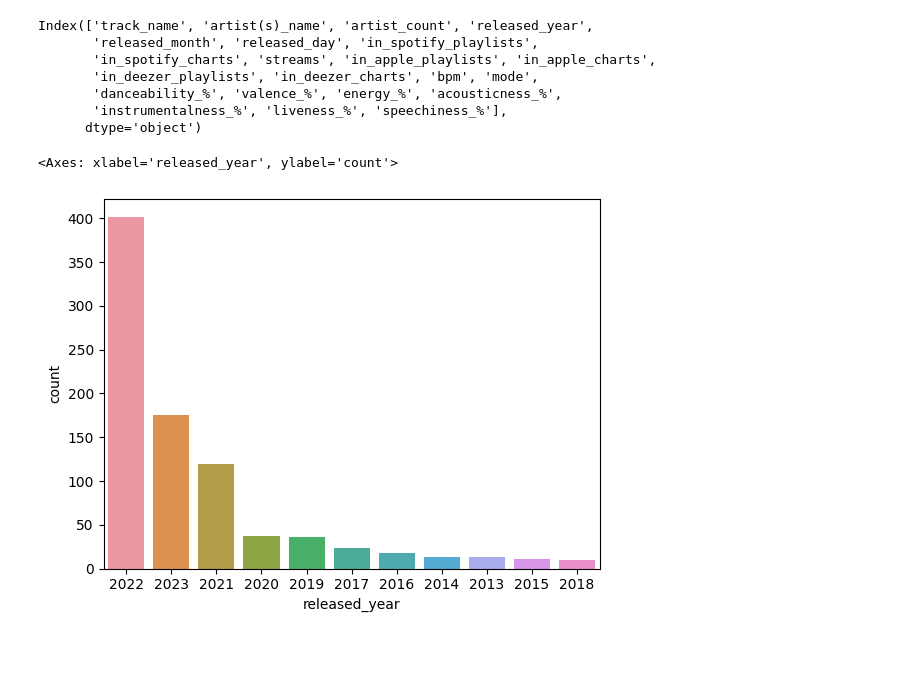
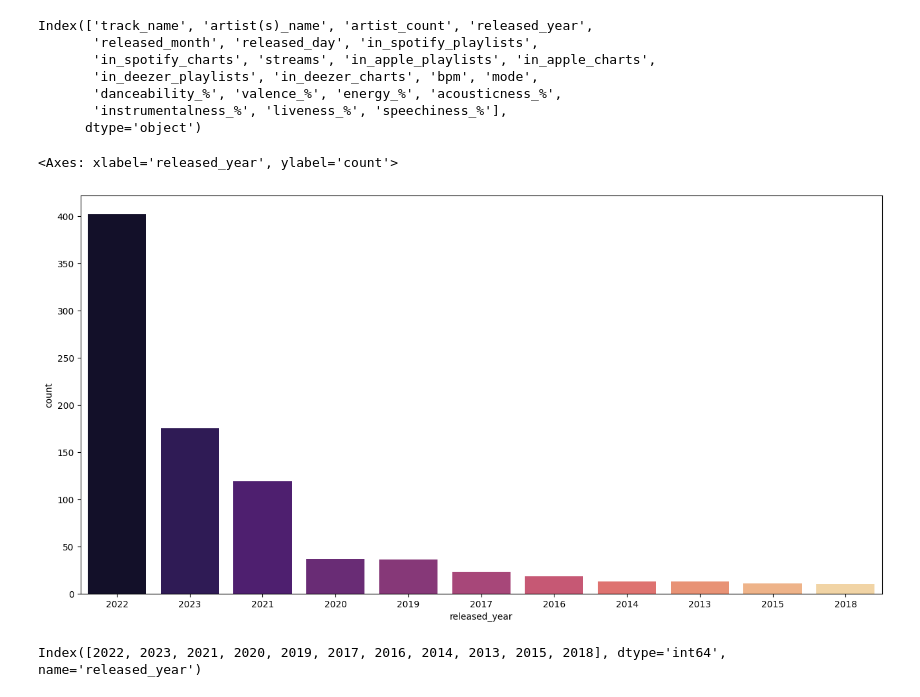
Before and after one commit to akshay-aneesh/akshay-aneesh, a Jupyter notebook: spotify-albums-eda.ipynb, the cells around one changed output. Saved outputs shown, nothing was run; the diff lists cells and outputs as text; code cells hidden in the pictures; blank space fills up the shorter version.

```diff
--- a/spotify-albums-eda.ipynb
+++ b/spotify-albums-eda.ipynb
@@ -140,7 +140,12 @@ Index(['track_name', 'artist(s)_name', 'artist_count', 'released_year',
        'instrumentalness_%', 'liveness_%', 'speechiness_%'],
       dtype='object')
 # %%
-sns.countplot(x="released_year",data=cleaned_df, order=cleaned_df["released_year"].value_counts().index[0:11])
+plt.figure(figsize=(16,8))
+sns.countplot(x="released_year",data=cleaned_df, order=cleaned_df["released_year"].value_counts().index[0:11],palette="magma")
 # %% [output]
 <Axes: xlabel='released_year', ylabel='count'>
-[figure, old version]
+[figure, new version]
+# %%
+cleaned_df["released_year"].value_counts().index[0:11]
+# %% [output]
+Index([2022, 2023, 2021, 2020, 2019, 2017, 2016, 2014, 2013, 2015, 2018], dtype='int64', name='released_year')
```
Also changed, not shown: parts of 2 cells of this notebook.
